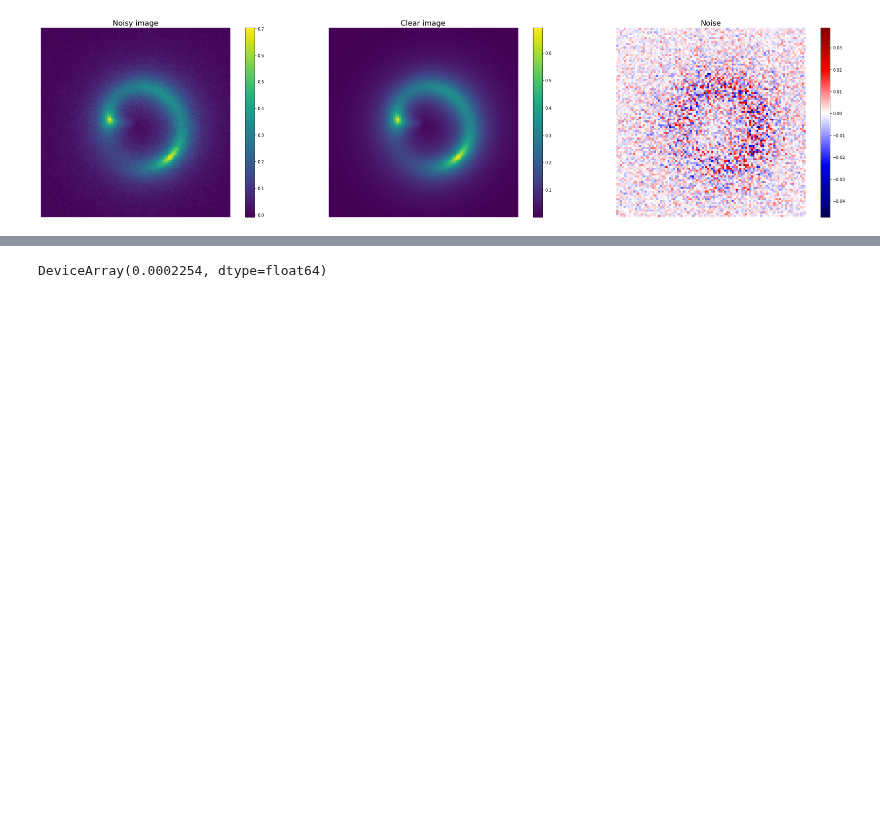
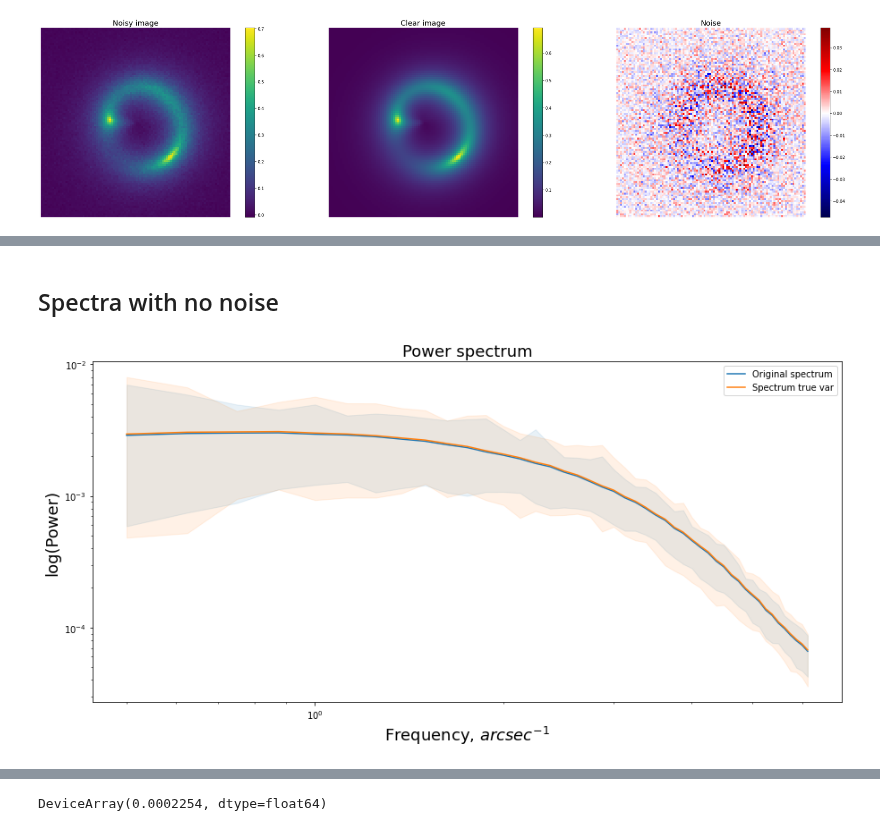
Before and after one commit to Herculens/herculens, a Jupyter notebook: GRF_perturbations/Notebooks/GRF region restriction.ipynb, the cells around one changed output, grey strips where cells are left out. Cells and saved outputs as stored; diff of their text form; code cells hidden in the pictures; blank space fills up the shorter version.

```diff
--- a/GRF_perturbations/Notebooks/GRF region restriction.ipynb
+++ b/GRF_perturbations/Notebooks/GRF region restriction.ipynb
@@ -120,0 +259,4 @@ plt.colorbar()
+# %% [markdown]
+## Spectra with no noise
+# %%
+simulate_perturbed_image_pure_no_noise=lambda GRF_potential,noise_seed: simulate_perturbed_image(GRF_potential,Observation_conditions.kwargs_data,False,noise_seed)
@@ -120,0 +280,31 @@ plt.colorbar()
+# %%
+Spectra_grid_orig_no_noise=np.zeros((500,46))
+Spectra_grid_true_var_no_noise=np.zeros((500,46))
+
+for i in tqdm(range(500)):
+    Spectra_grid_orig_no_noise[i]=compute_spectrum_static_noise(-7,2,i+1,get_GRF,simulate_perturbed_image_pure_no_noise,differentiable_fit_image_pure,compute_radial_spectrum_pure)
+    Spectra_grid_true_var_no_noise[i]=compute_spectrum_static_noise(-7,2,i+1,get_GRF_True_var,simulate_perturbed_image_pure_no_noise,differentiable_fit_image_pure,compute_radial_spectrum_pure)
+# %%
+plt.figure(figsize=(15,7))
+
+plt.errorbar(frequencies,Spectra_grid_orig_no_noise.mean(axis=0),capsize=3,label='Original spectrum',color='C0')
+plt.fill_between(frequencies,Spectra_grid_orig_no_noise.min(axis=0),Spectra_grid_orig.max(axis=0),color='C0',alpha=0.1)
+
+
+plt.errorbar(frequencies,Spectra_grid_true_var_no_noise.mean(axis=0),capsize=3,label='Spectrum true var',color='C1')
+plt.fill_between(frequencies,Spectra_grid_true_var_no_noise.min(axis=0),Spectra_grid_true_var.max(axis=0),color='C1',alpha=0.1)
+
+#plt.hlines(Estimated_Noise_spectral_density,frequencies[0],frequencies[-1],color='k',label='Noise')
+
+plt.xscale('log')
+plt.yscale('log')
+
+plt.ylabel('log(Power)',fontsize=FS)
+plt.xlabel('Frequency, '+r'$arcsec^{-1}$',fontsize=FS)
+plt.title('Power spectrum',fontsize=FS)
+
+
+plt.legend()
+plt.show()
+# %% [output]
+[figure, added]
```
Also changed, not shown: parts of 23 cells of this notebook, 12 other files.
